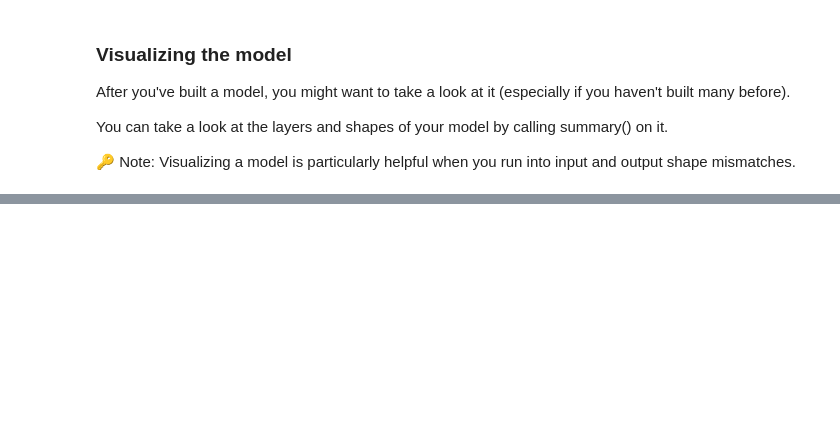
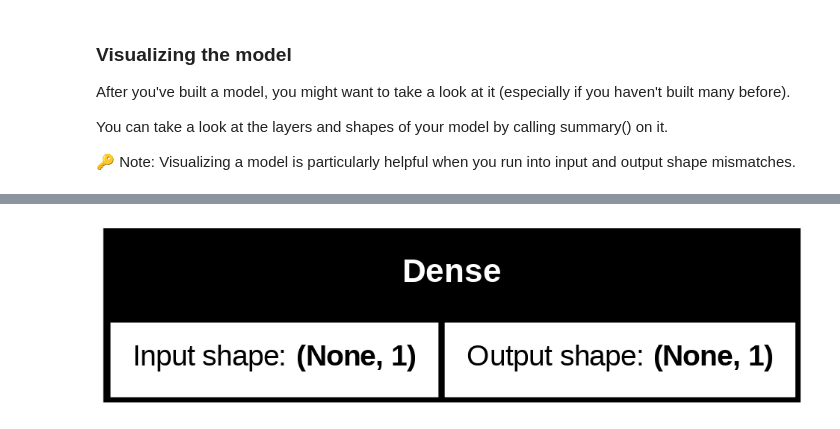
Before and after one commit to Ifeoluwakareem/IFEOLUWA_ML, a Jupyter notebook: Python_basics_01/tensors_fundamental/Neural_Network_Regression_with_TensorFlow.ipynb, the cells around one changed output, grey strips where cells are left out. Drawn from its saved outputs; the diff is of its cells as text; code cells hidden in the pictures; blank space fills up the shorter version.

Commit message:
Visualizing model 001

```diff
--- a/Python_basics_01/tensors_fundamental/Neural_Network_Regression_with_TensorFlow.ipynb
+++ b/Python_basics_01/tensors_fundamental/Neural_Network_Regression_with_TensorFlow.ipynb
@@ -372,0 +400,16 @@ model.summary()
+# %%
+# Set random seed
+tf.random.set_seed(42)
+
+# Create a model (same as above)
+model = tf.keras.Sequential([
+  tf.keras.layers.Dense(1, input_shape=[1]) # define the input_shape to our model
+])
+
+# Compile model (same as above)
+model.compile(loss=tf.keras.losses.mae,
+              optimizer=tf.keras.optimizers.SGD(),
+              metrics=["mae"])
+# %%
+# Fit the model to the training data
+model.fit(X_train, y_train, epochs=100, verbose=0) # verbose controls how much
@@ -372,0 +432,8 @@ model.summary()
+# %%
+# Alongside summary, you can also view a 2D plot of the model using plot_model().
+
+from tensorflow.keras.utils import plot_model
+
+plot_model(model, show_shapes=True)
+# %% [output]
+[figure, added]
```
Also changed, not shown: parts of 18 cells of this notebook.
